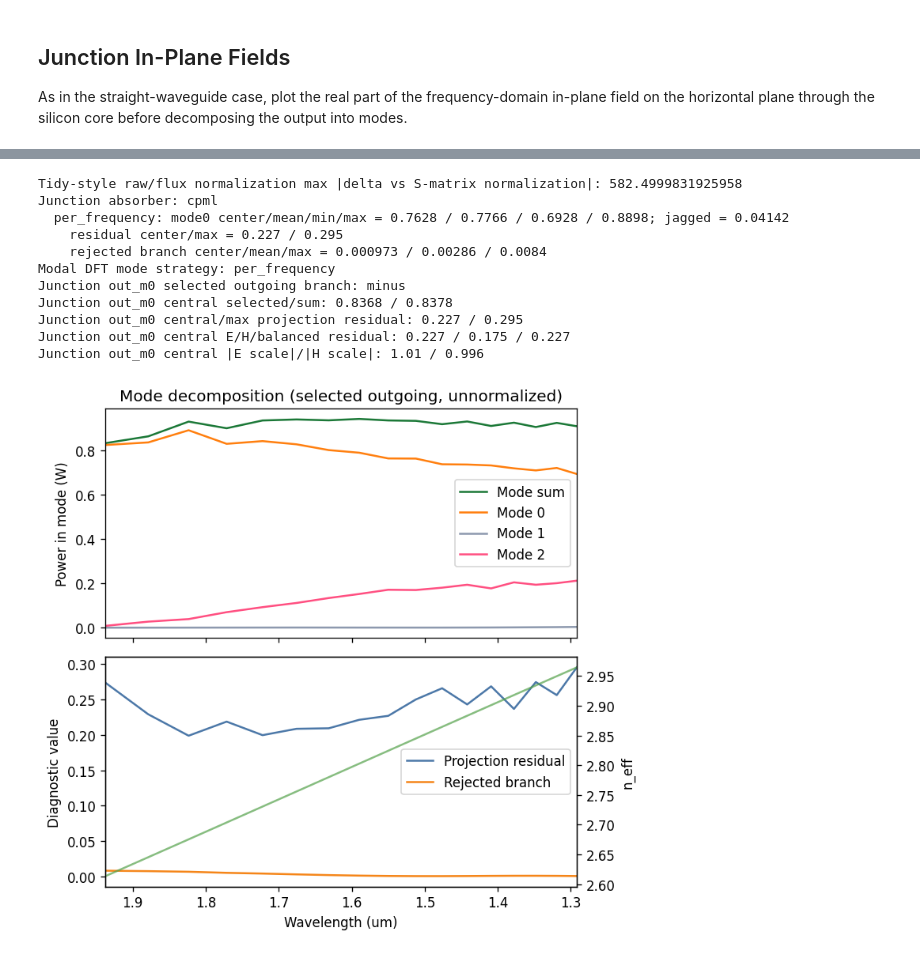
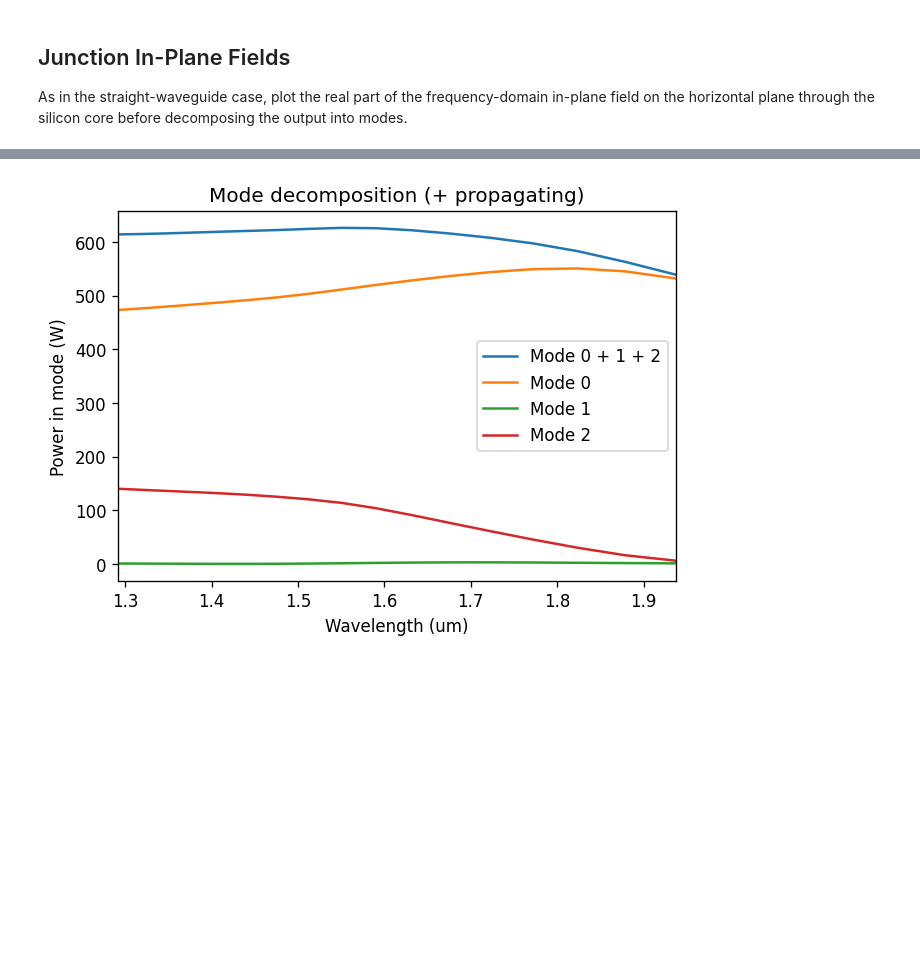
Before and after one commit to beamzorg/beamz-notebooks, a Jupyter notebook: notebooks/modal_sources_monitors.ipynb, the cells around one changed output, grey strips where cells are left out. Drawn from its saved outputs; the diff is of its cells as text; code cells hidden in the pictures; blank space fills up the shorter version.

```diff
--- a/notebooks/modal_sources_monitors.ipynb
+++ b/notebooks/modal_sources_monitors.ipynb
@@ -790,7 +531,6 @@ The run accumulates DFT fields on the source/reference and output planes. A sepa
 RUN_SIMULATIONS = True
 
 straight_result = None
-straight_results = {}
 if RUN_SIMULATIONS:
     sim_straight, source_straight, monitors_straight, pulse_straight = build_simulation(
         straight_waveguide_design(),
@@ -802,9 +542,7 @@ if RUN_SIMULATIONS:
         record_fields=[FIELD_COMPONENT],
     )
     print(f"completed {sim_straight.current_step} FDTD steps")
-    print("ModeSource profile strategy:", source_profile_label(SOURCE_PROFILE_STRATEGY))
-
-    straight_results, straight_result = compute_modal_dft_results(sim_straight, num_modes=3)
+    straight_result = compute_modal_dft_result(sim_straight, num_modes=3)
 else:
     print("Set RUN_SIMULATIONS = True to run the local FDTD solve.")
 # %% [output]
@@ -952,6 +628,5 @@ plt.show()
 # %%
 junction_result = None
-junction_results = {}
 if RUN_SIMULATIONS:
     sim_jct, source_jct, monitors_jct, pulse_jct = build_simulation(
         design_junction,
@@ -959,9 +634,7 @@ if RUN_SIMULATIONS:
     )
     junction_run = sim_jct.run_compiled(progress=True, record_fields=[])
     print(f"completed {sim_jct.current_step} FDTD steps")
-    print("ModeSource profile strategy:", source_profile_label(SOURCE_PROFILE_STRATEGY))
-
-    junction_results, junction_result = compute_modal_dft_results(sim_jct, num_modes=3)
+    junction_result = compute_modal_dft_result(sim_jct, num_modes=3)
 # %% [output]
 ● JIT compiling v0.3 packed FDTD program... done!
 ● Progress: 100% (11826/11826 steps)
@@ -994,58 +666,17 @@ if RUN_SIMULATIONS:
 # %%
 if RUN_SIMULATIONS:
-    s_jct = junction_result["s_matrix"]
-    jct_forward_power = modal_powers(junction_result)
-    jct_waves = junction_result["diagnostics"]["waves"]
-    jct_forward_power_raw = np.vstack(
-        [np.abs(jct_waves[f"out_m{idx}"]["a_minus"]) ** 2 for idx in range(3)]
-    ).T
-
-    # Match the Tidy3D notebook: raw junction mode-monitor amplitudes normalized by
-    # the straight-waveguide flux monitor, not by the already-normalized S matrix.
-    straight_flux_reference = np.maximum(np.asarray(flux_straight, dtype=float), 1e-18)
-    jct_forward_power_norm = jct_forward_power_raw / straight_flux_reference[:, None]
-    s_matrix_norm = jct_forward_power / np.maximum(forward_power[:, 0], 1e-18)[:, None]
-    print(
-        "Tidy-style raw/flux normalization max |delta vs S-matrix normalization|:",
-        np.nanmax(np.abs(jct_forward_power_norm - s_matrix_norm)),
-    )
-    print_strategy_summary(junction_results, "Junction")
-    print("Modal DFT mode strategy:", junction_result["diagnostics"].get("mode_strategy"))
-    print_monitor_flux_check(junction_result, port="out_m0", label="Junction")
-
-    plot_modal_dft_diagnostics(
-        junction_result,
-        output_ports=modal_output_ports(3),
-        title="Mode decomposition (selected outgoing, unnormalized)",
-        residual_port="out_m0",
-        show=True,
-    )
-
-    if COMPARE_MODAL_DFT_STRATEGIES:
-        plot_strategy_comparison(junction_results, "Junction modal strategy comparison")
-        plt.show()
+    coeffs_f_jct, coeffs_b_jct = mode_coefficients(junction_result, num_modes=3)
+    coeffs_f_jct = coeffs_f_jct / np.sqrt(np.maximum(flux_wg, 1e-18))[:, None]
+    coeffs_b_jct = coeffs_b_jct / np.sqrt(np.maximum(flux_wg, 1e-18))[:, None]
 
     fig, ax = plt.subplots(1, figsize=(6, 4))
-    ax.plot(LAMBDAS_UM, np.sum(jct_forward_power_norm, axis=1), color="#1b7837", label="Mode 0 + 1 + 2")
-    mode_colors = ["#ff7f0e", "#8d99ae", "#ff4f81"]
-    for idx in range(3):
-        ax.plot(LAMBDAS_UM, jct_forward_power_norm[:, idx], color=mode_colors[idx], label=f"Mode {idx}")
+    ax.plot(LAMBDAS_UM, np.sum(np.abs(coeffs_f_jct) ** 2, axis=1))
+    ax.plot(LAMBDAS_UM, np.abs(coeffs_f_jct) ** 2)
     ax.set_xlabel("Wavelength (um)")
     ax.set_xlim([LAMBDAS_UM[-1], LAMBDAS_UM[0]])
     ax.set_ylabel("Power in mode (W)")
     ax.set_title("Mode decomposition (+ propagating)")
-    ax.legend()
+    ax.legend(["Mode 0 + 1 + 2", "Mode 0", "Mode 1", "Mode 2"])
     plt.show()
 # %% [output]
-Tidy-style raw/flux normalization max |delta vs S-matrix normalization|: 582.4999831925958
-Junction absorber: cpml
-  per_frequency: mode0 center/mean/min/max = 0.7628 / 0.7766 / 0.6928 / 0.8898; jagged = 0.04142
-    residual center/max = 0.227 / 0.295
-    rejected branch center/mean/max = 0.000973 / 0.00286 / 0.0084
-Modal DFT mode strategy: per_frequency
-Junction out_m0 selected outgoing branch: minus
-Junction out_m0 central selected/sum: 0.8368 / 0.8378
-Junction out_m0 central/max projection residual: 0.227 / 0.295
-Junction out_m0 central E/H/balanced residual: 0.227 / 0.175 / 0.227
-Junction out_m0 central |E scale|/|H scale|: 1.01 / 0.996
-[figure, old version]
+[figure, new version]
```
Also changed, not shown: parts of 17 cells of this notebook, 2 other files.
